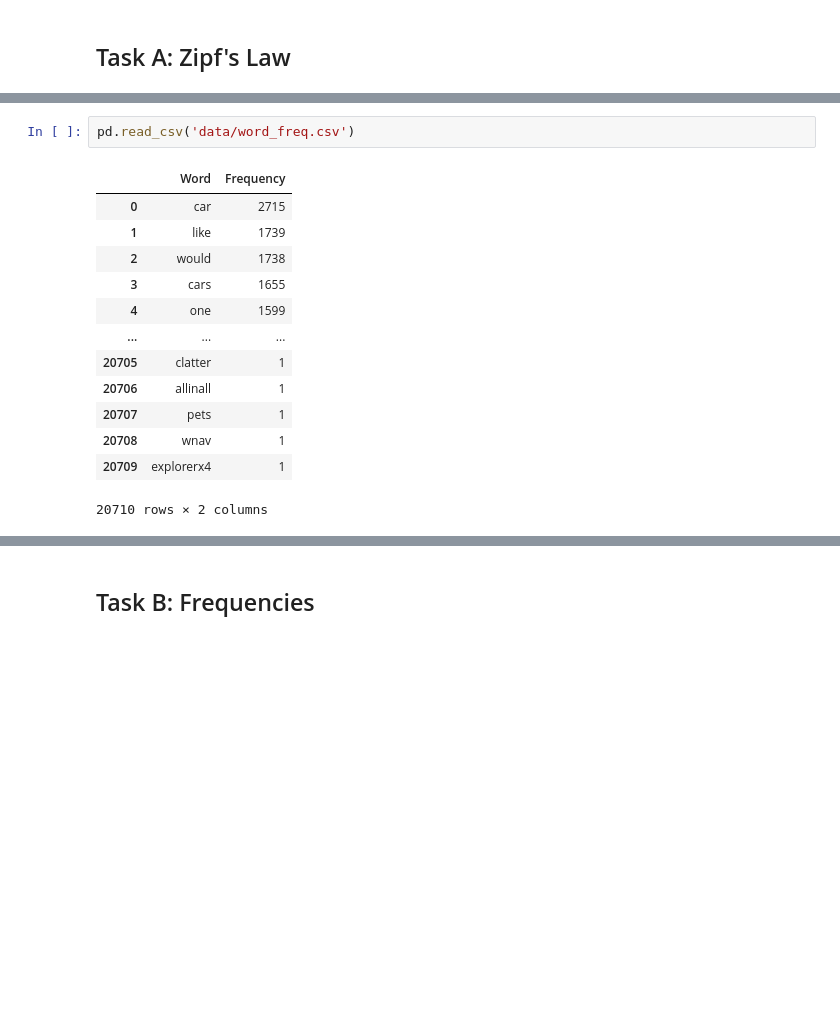
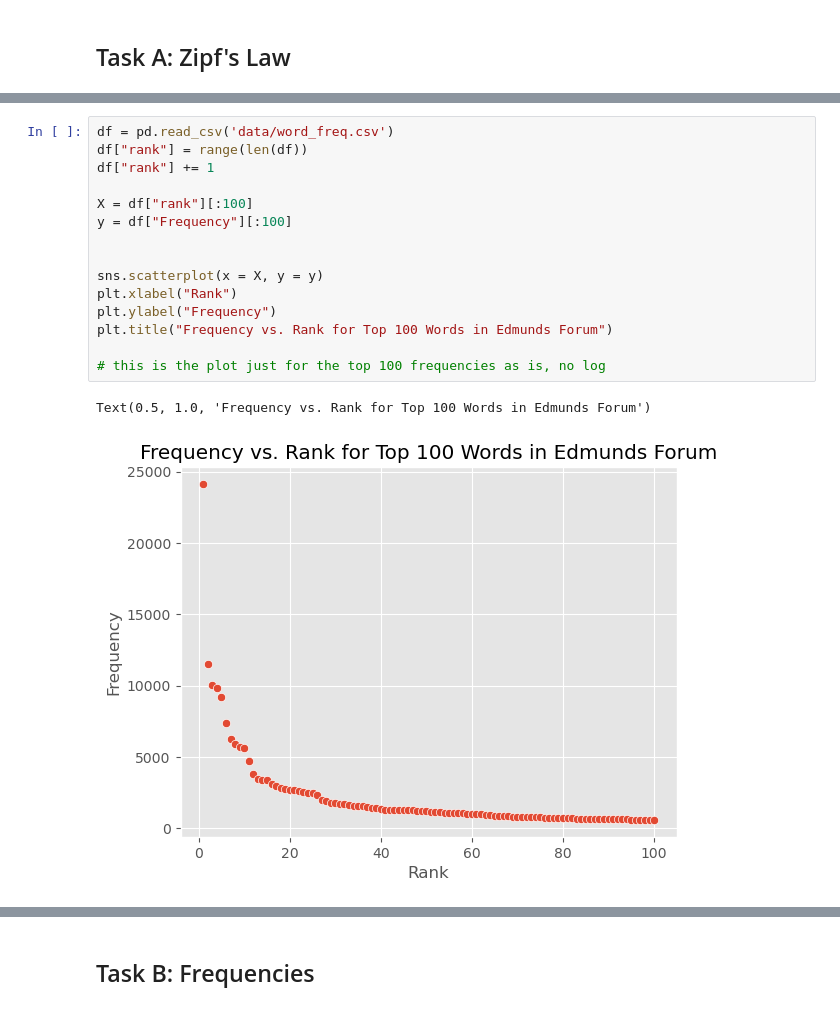
Before and after one commit to milan-vaghani/Mid-sized-Luxury-Car-Comparison, a Jupyter notebook: assignment1.ipynb, the cells around one changed output, grey strips where cells are left out. Drawn from its saved outputs; the diff is of its cells as text; blank space fills up the shorter version.

```diff
--- a/assignment1.ipynb
+++ b/assignment1.ipynb
@@ -240,19 +240,21 @@ if __name__ == "__main__":
 [nltk_data] Downloading package stopwords to /Users/kenne/nltk_data...
 [nltk_data]   Package stopwords is already up-to-date!
 Word frequencies written to data/word_freq.csv
-# %%
-pd.read_csv('data/word_freq.csv')
-# %% [output]
-|  | Word | Frequency |
-| 0 | car | 2715 |
-| 1 | like | 1739 |
-| 2 | would | 1738 |
-| 3 | cars | 1655 |
-| 4 | one | 1599 |
-| ... | ... | ... |
-| 20705 | clatter | 1 |
-| 20706 | allinall | 1 |
-| 20707 | pets | 1 |
-| 20708 | wnav | 1 |
-| 20709 | explorerx4 | 1 |
-20710 rows × 2 columns
+# %%
+df = pd.read_csv('data/word_freq.csv')
+df["rank"] = range(len(df))
+df["rank"] += 1
+
+X = df["rank"][:100]
+y = df["Frequency"][:100]
+
+
+sns.scatterplot(x = X, y = y)
+plt.xlabel("Rank")
+plt.ylabel("Frequency")
+plt.title("Frequency vs. Rank for Top 100 Words in Edmunds Forum")
+
+# this is the plot just for the top 100 frequencies as is, no log
+# %% [output]
+Text(0.5, 1.0, 'Frequency vs. Rank for Top 100 Words in Edmunds Forum')
+[figure, added]
```
Also changed, not shown: parts of 30 cells of this notebook, 6 other files.
